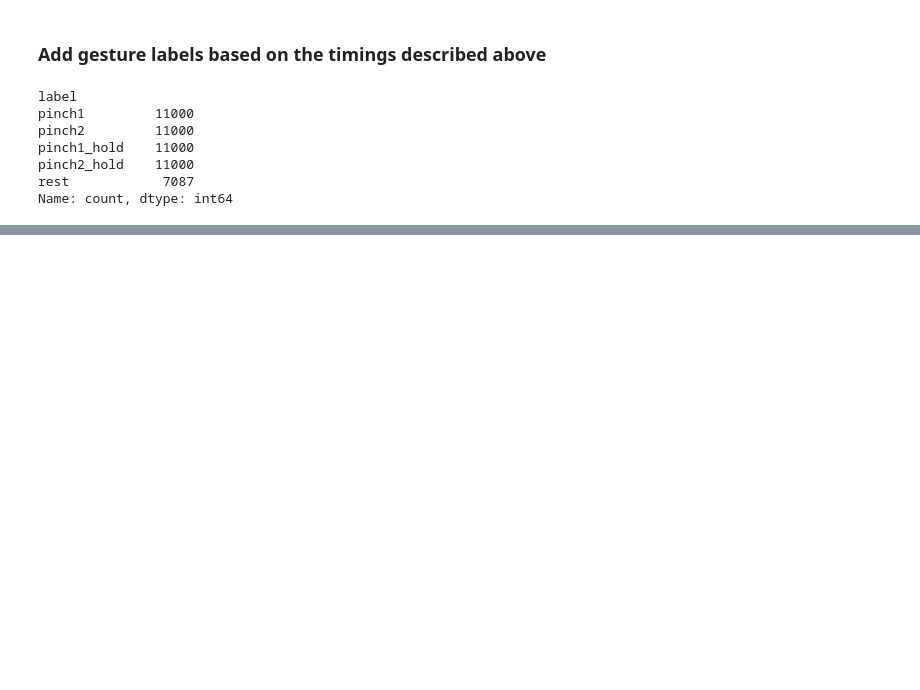
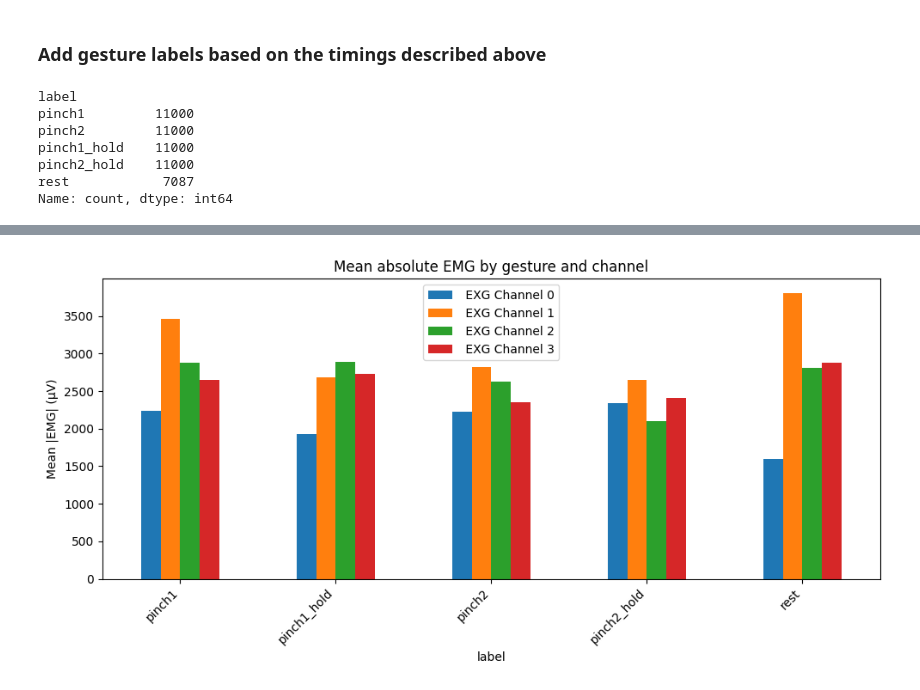
Before and after one commit to FBen3/wrist-emg, a Jupyter notebook: notebooks/01_view_emg_session1.ipynb, the cells around one changed output, grey strips where cells are left out. Saved outputs shown, nothing was run; the diff lists cells and outputs as text; code cells hidden in the pictures; blank space fills up the shorter version.

```diff
--- a/notebooks/01_view_emg_session1.ipynb
+++ b/notebooks/01_view_emg_session1.ipynb
@@ -96,3 +112,14 @@ pinch1_hold    11000
 pinch2_hold    11000
 rest            7087
 Name: count, dtype: int64
+# %%
+# mean absolute EMG per label and channel
+ch_names = [
+    " EXG Channel 0",
+    " EXG Channel 1",
+    " EXG Channel 2",
+    " EXG Channel 3",
+]
+
+feature_by_label = (df.groupby("label")[ch_names].apply(lambda x: x.abs().mean()))
+feature_by_label
@@ -98,0 +134,9 @@ Name: count, dtype: int64
+# %%
+ax = feature_by_label.plot(kind="bar", figsize=(10, 5))
+ax.set_ylabel("Mean |EMG| (µV)")  # average absolute amplitude
+ax.set_title("Mean absolute EMG by gesture and channel")
+plt.xticks(rotation=45, ha="right")
+plt.tight_layout()
+plt.show()
+# %% [output]
+[figure, added]
```
Also changed, not shown: parts of 3 cells of this notebook.
